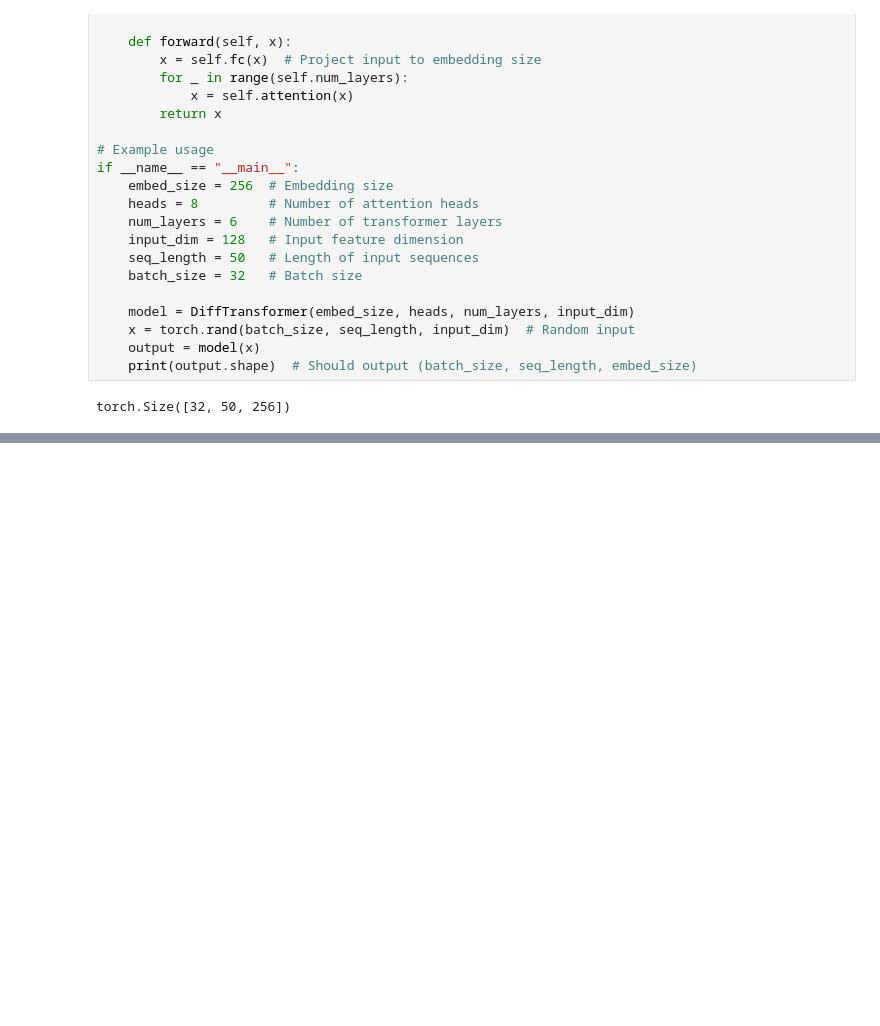
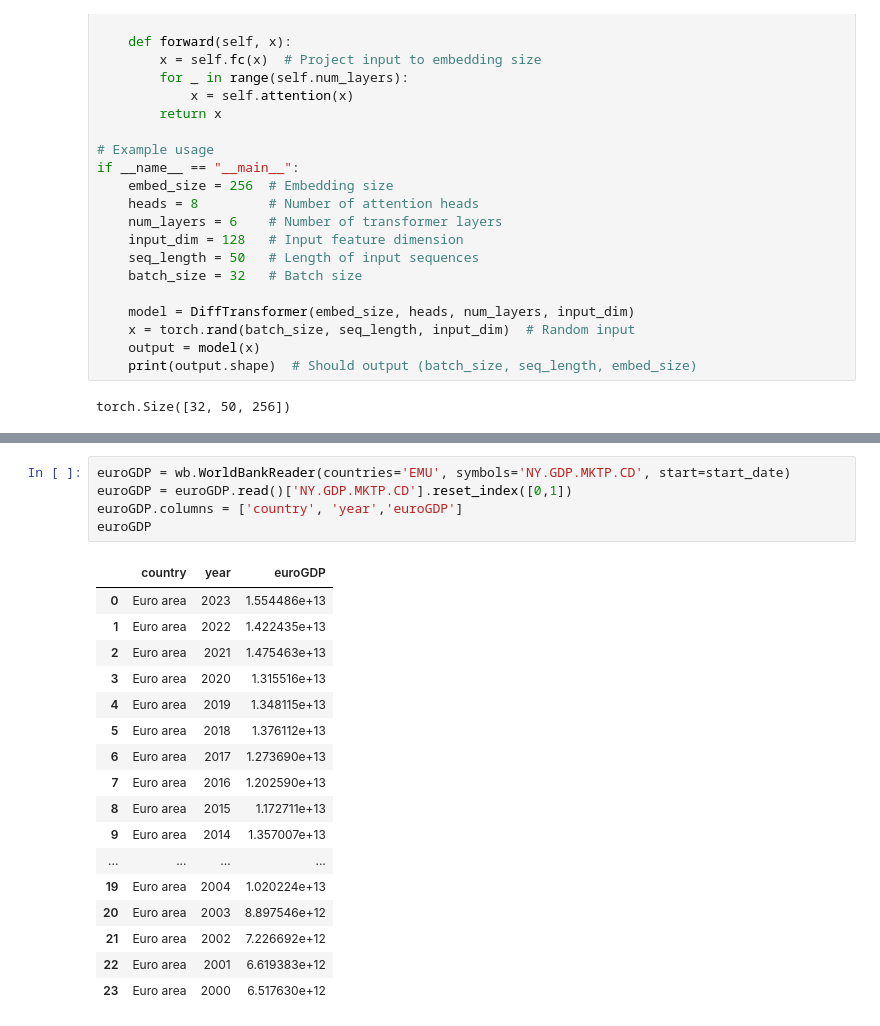
Before and after one commit to crynom/diff-Transformer, a Jupyter notebook: diffTransformer.ipynb, the cells around one changed output, grey strips where cells are left out. Drawn from its saved outputs; the diff is of its cells as text; blank space fills up the shorter version.

```diff
--- a/diffTransformer.ipynb
+++ b/diffTransformer.ipynb
@@ -84,0 +119,23 @@ This implementation is a basic version and may require further enhancements for
+# %%
+euroGDP = wb.WorldBankReader(countries='EMU', symbols='NY.GDP.MKTP.CD', start=start_date)
+euroGDP = euroGDP.read()['NY.GDP.MKTP.CD'].reset_index([0,1])
+euroGDP.columns = ['country', 'year','euroGDP']
+euroGDP
+# %% [output]
+|  | country | year | euroGDP |
+| 0 | Euro area | 2023 | 1.554486e+13 |
+| 1 | Euro area | 2022 | 1.422435e+13 |
+| 2 | Euro area | 2021 | 1.475463e+13 |
+| 3 | Euro area | 2020 | 1.315516e+13 |
+| 4 | Euro area | 2019 | 1.348115e+13 |
+| 5 | Euro area | 2018 | 1.376112e+13 |
+| 6 | Euro area | 2017 | 1.273690e+13 |
+| 7 | Euro area | 2016 | 1.202590e+13 |
+| 8 | Euro area | 2015 | 1.172711e+13 |
+| 9 | Euro area | 2014 | 1.357007e+13 |
+| ... | ... | ... | ... |
+| 19 | Euro area | 2004 | 1.020224e+13 |
+| 20 | Euro area | 2003 | 8.897546e+12 |
+| 21 | Euro area | 2002 | 7.226692e+12 |
+| 22 | Euro area | 2001 | 6.619383e+12 |
+| 23 | Euro area | 2000 | 6.517630e+12 |
```
Also changed, not shown: parts of 6 cells of this notebook, 1 other file.
